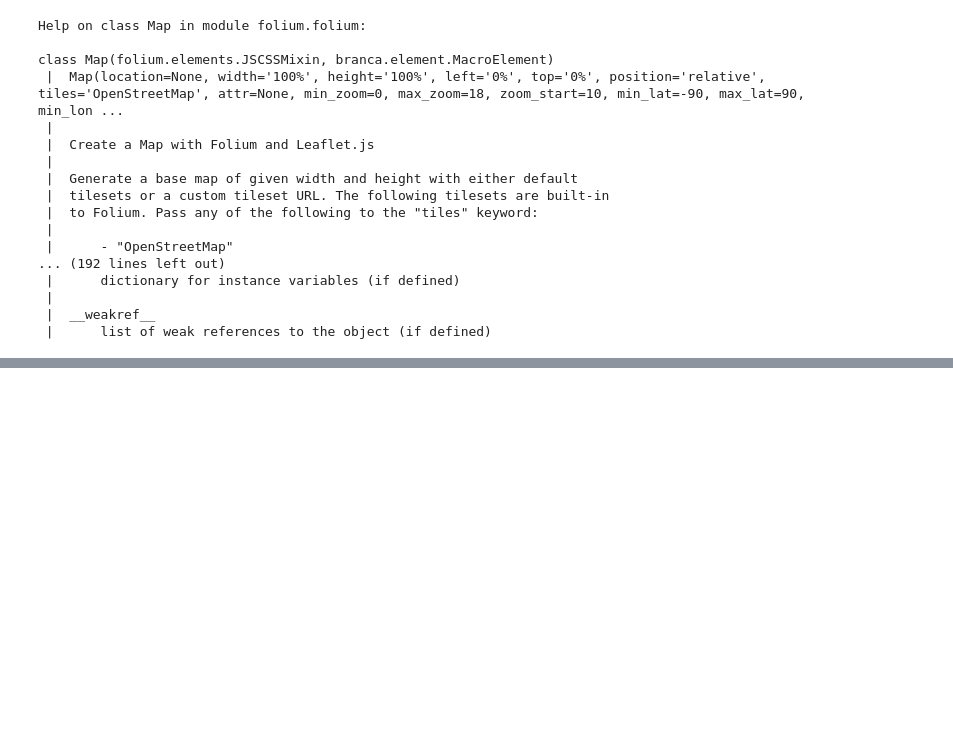
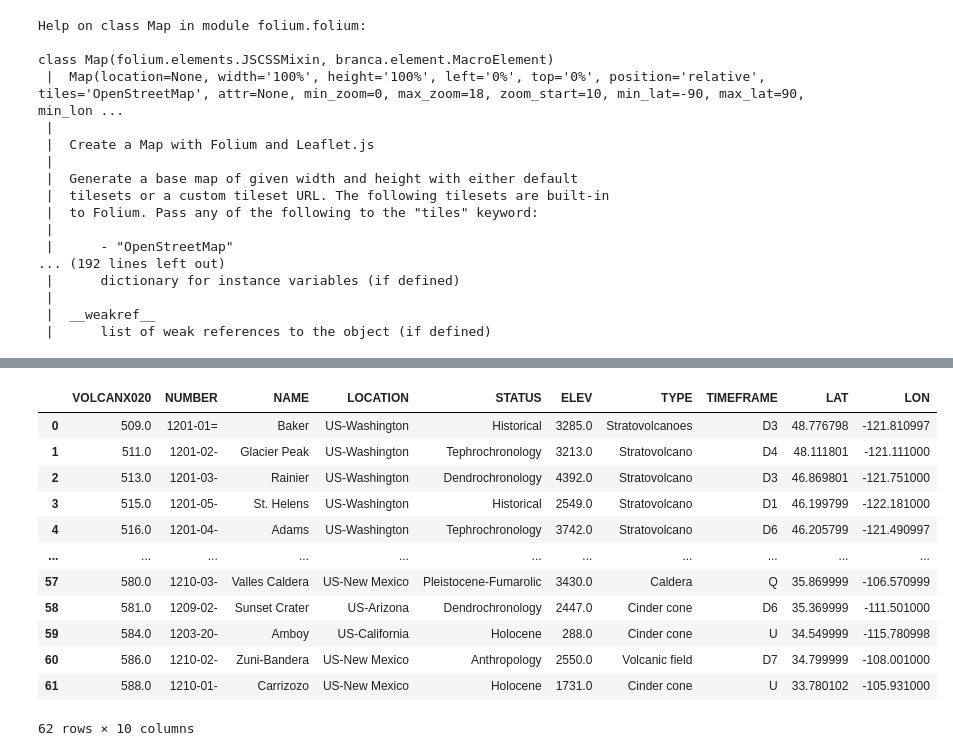
Before and after one commit to Dorpon23/Python-Programming-Basic-to-Advanced-, a Jupyter notebook: 17. Application 2 Create Webmaps with Python and Folium.ipynb, the cells around one changed output, grey strips where cells are left out. Cells and saved outputs as stored; diff of their text form; code cells hidden in the pictures; blank space fills up the shorter version.

```diff
--- a/17. Application 2 Create Webmaps with Python and Folium.ipynb
+++ b/17. Application 2 Create Webmaps with Python and Folium.ipynb
@@ -65,4 +65,19 @@ map.add_child(fg)
 [interactive output not drawn]
 # %%
 import pandas
-data = pandas.read_csv("C:\\Users\\Dorpon\Python\1.1 app2-web-map\volcanoes.txt")
+data = pandas.read_csv("C:\\Users\\Dorpon\\Python\\1.1 app2-web-map\\volcanoes.txt")
+data
+# %% [output]
+|  | VOLCANX020 | NUMBER | NAME | LOCATION | STATUS | ELEV | TYPE | TIMEFRAME | LAT | LON |
+| 0 | 509.0 | 1201-01= | Baker | US-Washington | Historical | 3285.0 | Stratovolcanoes | D3 | 48.776798 | -121.810997 |
+| 1 | 511.0 | 1201-02- | Glacier Peak | US-Washington | Tephrochronology | 3213.0 | Stratovolcano | D4 | 48.111801 | -121.111000 |
+| 2 | 513.0 | 1201-03- | Rainier | US-Washington | Dendrochronology | 4392.0 | Stratovolcano | D3 | 46.869801 | -121.751000 |
+| 3 | 515.0 | 1201-05- | St. Helens | US-Washington | Historical | 2549.0 | Stratovolcano | D1 | 46.199799 | -122.181000 |
+| 4 | 516.0 | 1201-04- | Adams | US-Washington | Tephrochronology | 3742.0 | Stratovolcano | D6 | 46.205799 | -121.490997 |
+| ... | ... | ... | ... | ... | ... | ... | ... | ... | ... | ... |
+| 57 | 580.0 | 1210-03- | Valles Caldera | US-New Mexico | Pleistocene-Fumarolic | 3430.0 | Caldera | Q | 35.869999 | -106.570999 |
+| 58 | 581.0 | 1209-02- | Sunset Crater | US-Arizona | Dendrochronology | 2447.0 | Cinder cone | D6 | 35.369999 | -111.501000 |
+| 59 | 584.0 | 1203-20- | Amboy | US-California | Holocene | 288.0 | Cinder cone | U | 34.549999 | -115.780998 |
+| 60 | 586.0 | 1210-02- | Zuni-Bandera | US-New Mexico | Anthropology | 2550.0 | Volcanic field | D7 | 34.799999 | -108.001000 |
+| 61 | 588.0 | 1210-01- | Carrizozo | US-New Mexico | Holocene | 1731.0 | Cinder cone | U | 33.780102 | -105.931000 |
+62 rows × 10 columns
```
